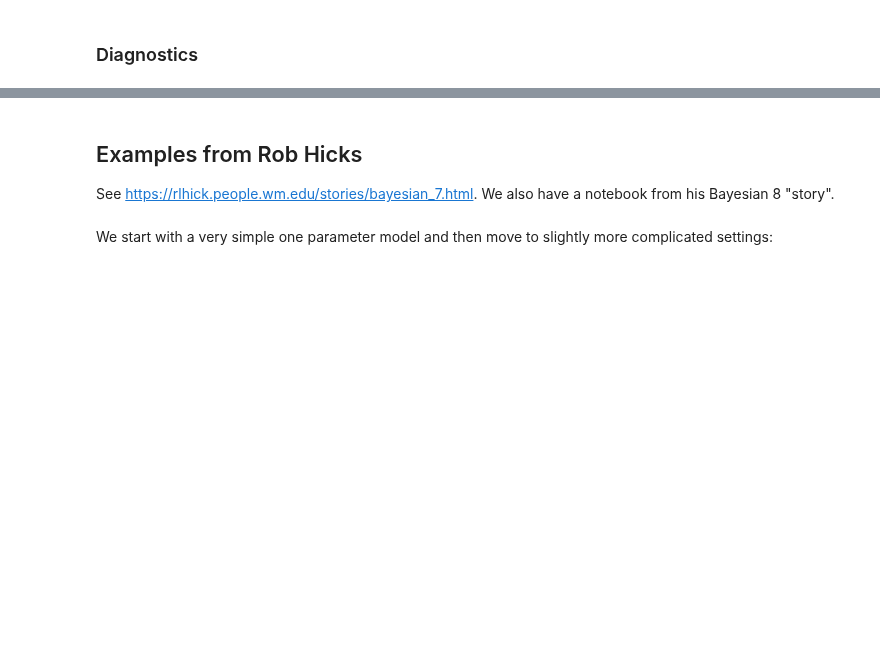
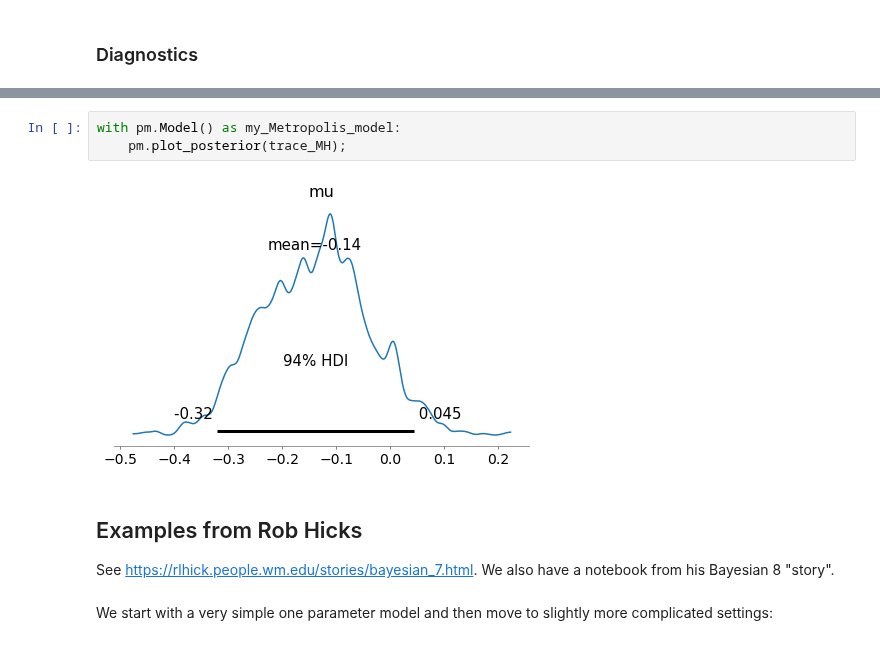
Before and after one commit to furnstahl/Physics-8820, a Jupyter notebook: LectureNotes/_build/jupyter_execute/notebooks/MCMC_sampling_II/PyMC3_intro_updated.ipynb, the cells around one changed output, grey strips where cells are left out. Saved outputs shown, nothing was run; the diff lists cells and outputs as text; blank space fills up the shorter version.

```diff
--- a/LectureNotes/_build/jupyter_execute/notebooks/MCMC_sampling_II/PyMC3_intro_updated.ipynb
+++ b/LectureNotes/_build/jupyter_execute/notebooks/MCMC_sampling_II/PyMC3_intro_updated.ipynb
@@ -105,3 +159,8 @@ pm.plot_posterior(trace_MH);
+# %%
+with pm.Model() as my_Metropolis_model:
+    pm.plot_posterior(trace_MH);
+# %% [output]
+[figure, added]
 # %% [markdown]
 ## Examples from Rob Hicks
 
```
Also changed, not shown: parts of 21 cells of this notebook, 21 other files.
